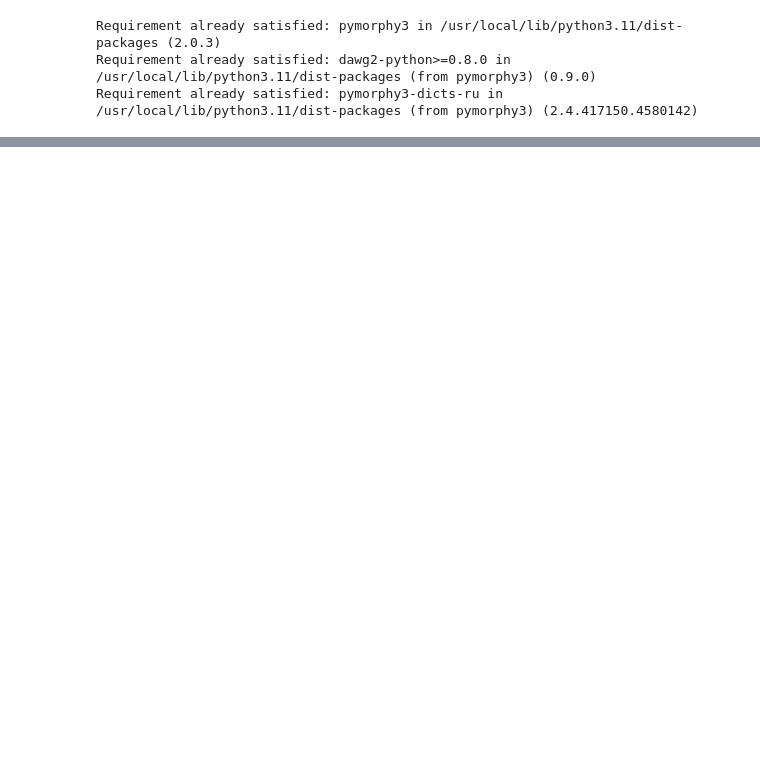
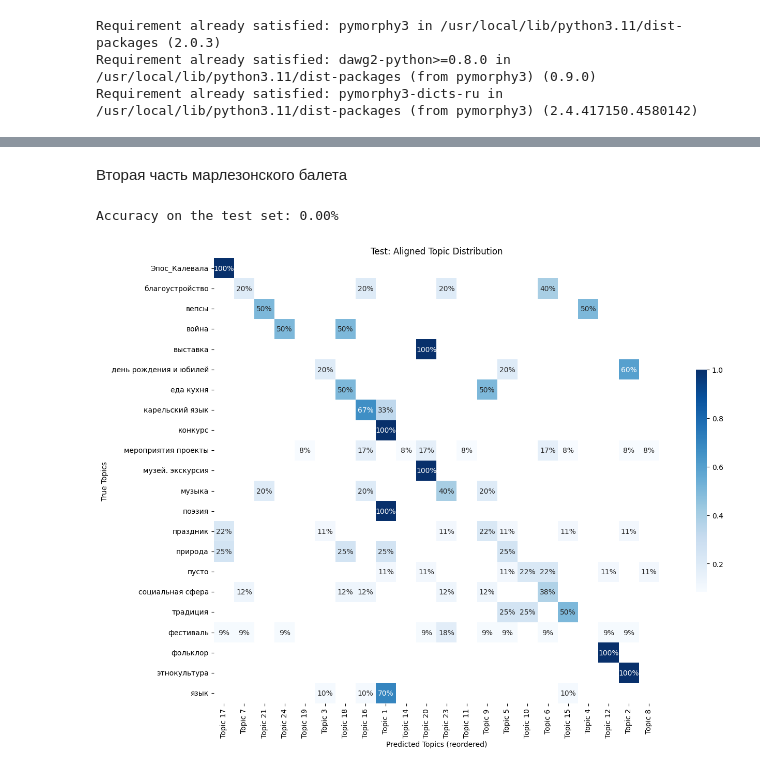
Before and after one commit to componavt/sns4human, a Jupyter notebook: src/vk/nlp/scikit_LDA_topics.ipynb, the cells around one changed output, grey strips where cells are left out. Saved outputs shown, nothing was run; the diff lists cells and outputs as text; code cells hidden in the pictures; blank space fills up the shorter version.

Commit message:
Вторая часть марлезонского балета

```diff
--- a/src/vk/nlp/scikit_LDA_topics.ipynb
+++ b/src/vk/nlp/scikit_LDA_topics.ipynb
@@ -349,0 +294,71 @@ test_assignments.to_csv("res.csv")
+# %% [markdown]
+Вторая часть марлезонского балета
+# %%
+# Evaluation on the test set (second part of the file)
+
+# Create DataFrames for predicted topic distributions (train and test)
+train_eval = pd.DataFrame(data=lda.transform(doc_train_matrix),
+                          columns=topic_labels,
+                          index=train_docs.topic)
+
+test_eval = pd.DataFrame(data=lda.transform(doc_test_matrix),
+                         columns=topic_labels,
+                         index=test_docs.topic)
+
+# Predict topic with the highest probability for each test document
+# Save it to a DataFrame together with the original text
+test_assignments = (
+    test_eval.idxmax(axis=1)  # Predicted topic (with highest probability)
+    .to_frame(name='predicted')
+    .reset_index()            # Restore true topic as a column
+)
+test_assignments['text'] = test_docs.text.values
+
+# Compute confusion matrix: how predicted topics match true topics
+conf_matrix = test_assignments.groupby(['topic', 'predicted']).size().unstack(fill_value=0)
+conf_matrix = conf_matrix.div(conf_matrix.sum(axis=1), axis=0)  # Normalize by rows
+
+# Reorder predicted topics to better match true ones
+from scipy.optimize import linear_sum_assignment
+import numpy as np
+
+try:
+    row_ind, col_ind = linear_sum_assignment(-conf_matrix.values)
+    ordered_predicted = conf_matrix.columns[col_ind[np.argsort(row_ind)]]
+
+    # Create a mask for zero values (True means "mask this cell")
+    mask = conf_matrix.loc[conf_matrix.index, ordered_predicted] == 0
+
+    plt.figure(figsize=(15, 10))
+    sns.heatmap(
+        conf_matrix.loc[conf_matrix.index, ordered_predicted],
+        annot=True,
+        fmt='.0%',         # Display as '0%' (no decimal)
+        cmap='Blues',
+        square=True,
+        mask=mask,         # Mask cells with zero value
+        cbar_kws={"shrink": 0.5}
+    )
+    plt.title('Test: Aligned Topic Distribution')
+    plt.ylabel('True Topics')
+    plt.xlabel('Predicted Topics (reordered)')
+    plt.tight_layout()
+
+except ValueError as e:
+    print(f"Error while building heatmap: {e}")
+    print(conf_matrix)
+
+# Compute classification accuracy
+from sklearn.metrics import accuracy_score
+accuracy = accuracy_score(test_assignments['topic'], test_assignments['predicted'])
+print(f"Accuracy on the test set: {accuracy:.2%}")
+
+# Save predictions for the topic 'война'
+war_assignments = test_assignments[test_assignments['topic'] == 'война']
+war_assignments.to_csv("war.csv", index=False)
+
+# Save all predictions
+test_assignments.to_csv("res.csv", index=False)
+# %% [output]
+Accuracy on the test set: 0.00%
+[figure, added]
```
Also changed, not shown: parts of 12 cells of this notebook.
